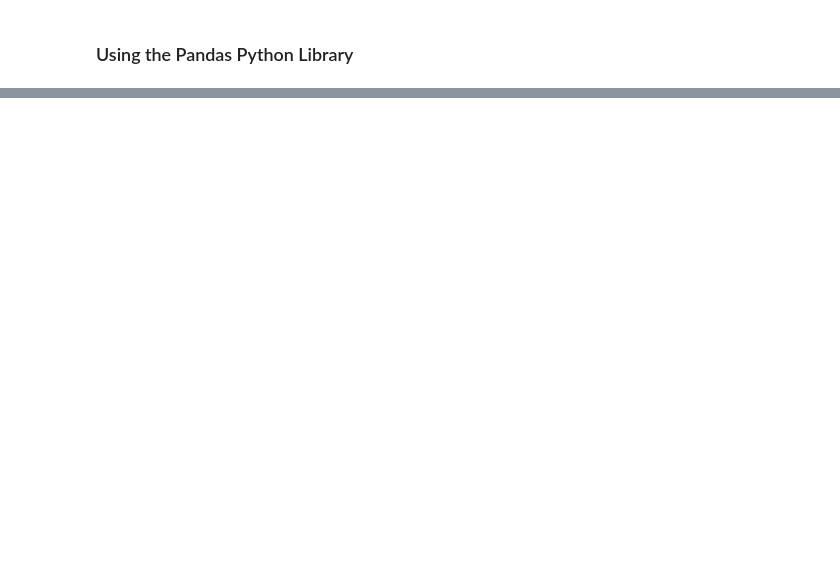
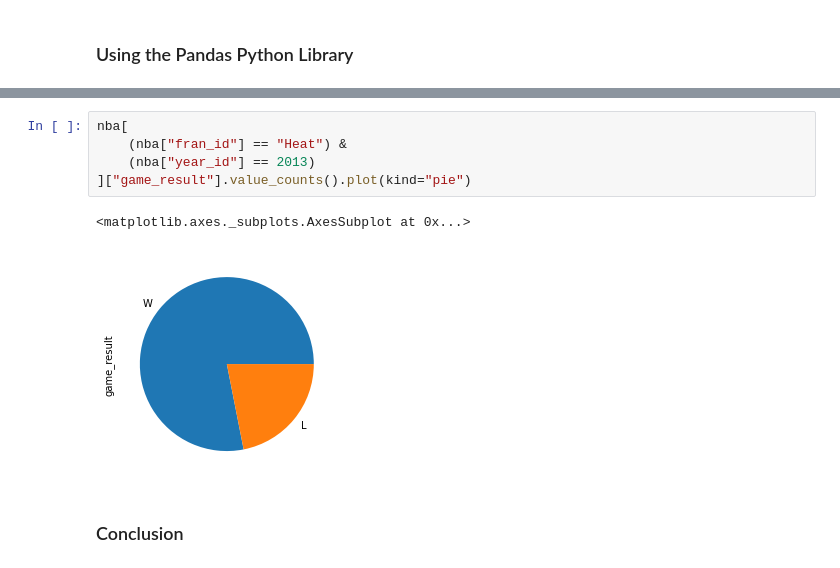
Before and after one commit to erojaso/Maching-Learning-Resources, a Jupyter notebook: How To/How_to_Data_Preparation/How_to_00_Exploratory_Data_Analysis/How_to_EDA_Using_Pandas_Explore_Dataset.ipynb, the cells around one changed output, grey strips where cells are left out. Cells and saved outputs as stored; diff of their text form; blank space fills up the shorter version.

```diff
--- a/How To/How_to_Data_Preparation/How_to_00_Exploratory_Data_Analysis/How_to_EDA_Using_Pandas_Explore_Dataset.ipynb
+++ b/How To/How_to_Data_Preparation/How_to_00_Exploratory_Data_Analysis/How_to_EDA_Using_Pandas_Explore_Dataset.ipynb
@@ -70,0 +1195,10 @@ Download ready
+# %%
+nba[
+    (nba["fran_id"] == "Heat") &
+    (nba["year_id"] == 2013)
+]["game_result"].value_counts().plot(kind="pie")
+# %% [output]
+<matplotlib.axes._subplots.AxesSubplot at 0x...>
+[figure, added]
+# %% [markdown]
+### Conclusion
```
Also changed, not shown: parts of 166 cells of this notebook, 9 other files.
